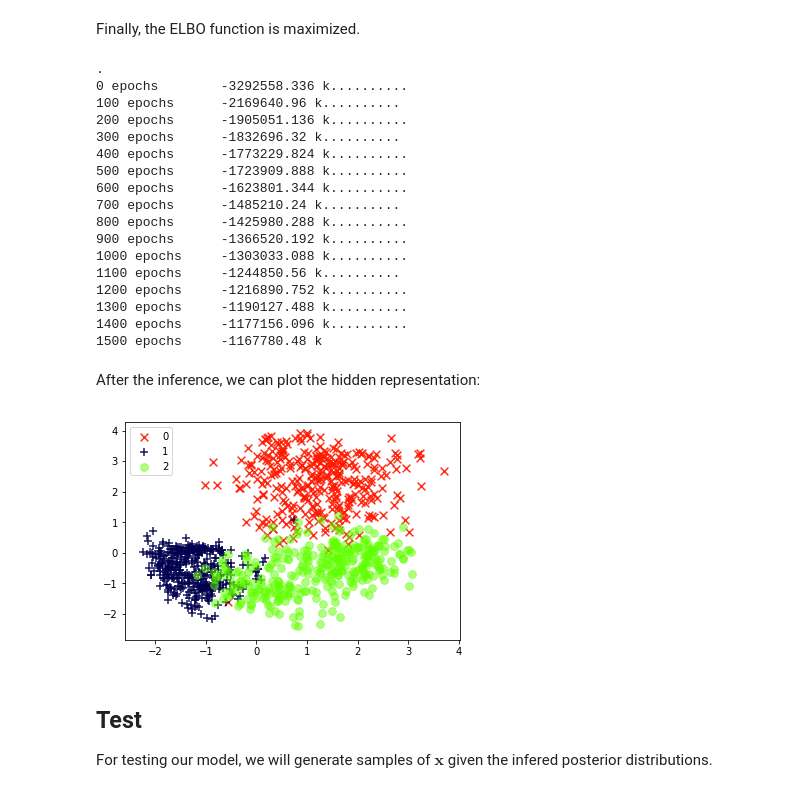
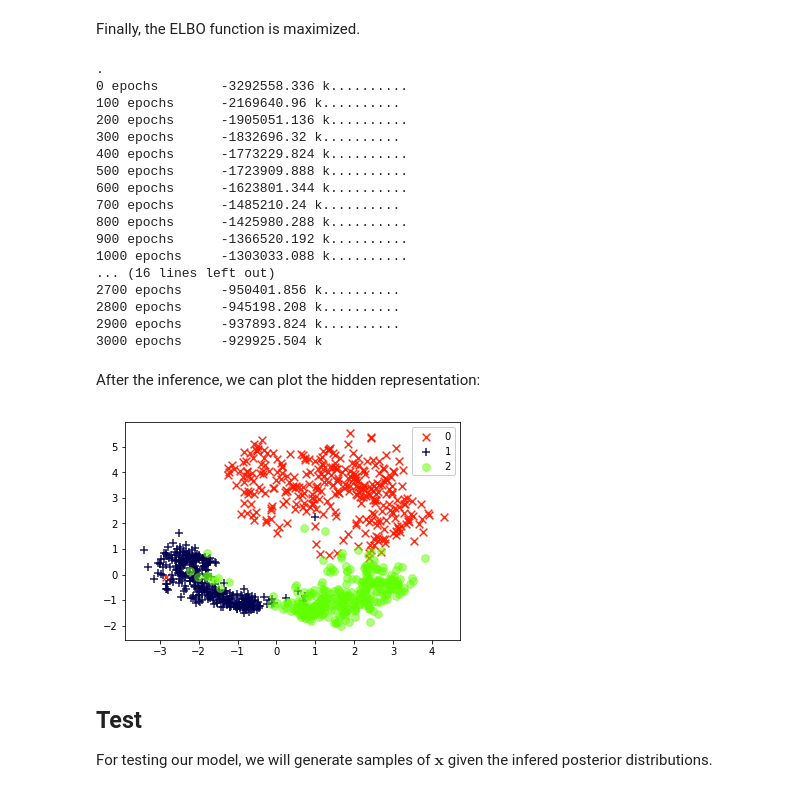
Before and after one commit to PGM-Lab/ProbModelsDNNs, a Jupyter notebook: notebooks/Example6-NLPCA.ipynb, the cells around one changed output. Drawn from its saved outputs; the diff is of its cells as text; code cells hidden in the pictures.

Commit message:
updated images

```diff
--- a/notebooks/Example6-NLPCA.ipynb
+++ b/notebooks/Example6-NLPCA.ipynb
@@ -51,12 +52,13 @@ import numpy as np
 import matplotlib.pyplot as plt
 import inferpy as inf
 from inferpy.datasets import mnist
+import pandas as pd
 
 import ssl
 ssl._create_default_https_context = ssl._create_unverified_context
 
 # Global configuration
-num_epochs = 1500
+num_epochs = 3000
 tf.reset_default_graph()
 tf.set_random_seed(1234)
 verbose = True
@@ -237,6 +239,10 @@ with tf.Session() as sess:
     # extract the inferred parameters
     postw = {k: sess.run(v) for k, v in qw_dict.items()}
     post = {"z": sess.run(qz.distribution.loc), **postw}
+
+# save the ELBO evolution
+data = pd.DataFrame({"elbo": t})
+data.to_csv(f"./res/elbo_nlpca.csv")
 # %% [output]
 .
 0 epochs        -3292558.336 k..........
@@ -250,29 +256,30 @@ with tf.Session() as sess:
 800 epochs      -1425980.288 k..........
 900 epochs      -1366520.192 k..........
 1000 epochs     -1303033.088 k..........
-1100 epochs     -1244850.56 k..........
-1200 epochs     -1216890.752 k..........
-1300 epochs     -1190127.488 k..........
-1400 epochs     -1177156.096 k..........
-1500 epochs     -1167780.48 k
+... (16 lines left out)
+2700 epochs     -950401.856 k..........
+2800 epochs     -945198.208 k..........
+2900 epochs     -937893.824 k..........
+3000 epochs     -929925.504 k
 # %% [markdown]
 After the inference, we can plot the hidden representation:
 # %%
 markers = ["x", "+", "o"]
 colors = [plt.get_cmap("gist_rainbow")(0.05),
           plt.get_cmap("gnuplot2")(0.08),
           plt.get_cmap("gist_rainbow")(0.33)]
 transp = [0.9, 0.9, 0.5]
 
 fig = plt.figure()
 
 for c in range(0, len(DIG)):
     col = colors[c]
     plt.scatter(post["z"][y_train == DIG[c], 0], post["z"][y_train == DIG[c], 1], color=col,
                 label=DIG[c], marker=markers[c], alpha=transp[c], s=60)
-    plt.legend()
+    plt.legend(loc='upper right',framealpha=1)
+fig.savefig("../img/pca_nolineal_mnist.pdf")
 # %% [output]
-[figure, old version]
+[figure, new version]
 # %% [markdown]
 ## Test
 
```
Also changed, not shown: parts of 2 cells of this notebook, 11 other files.
